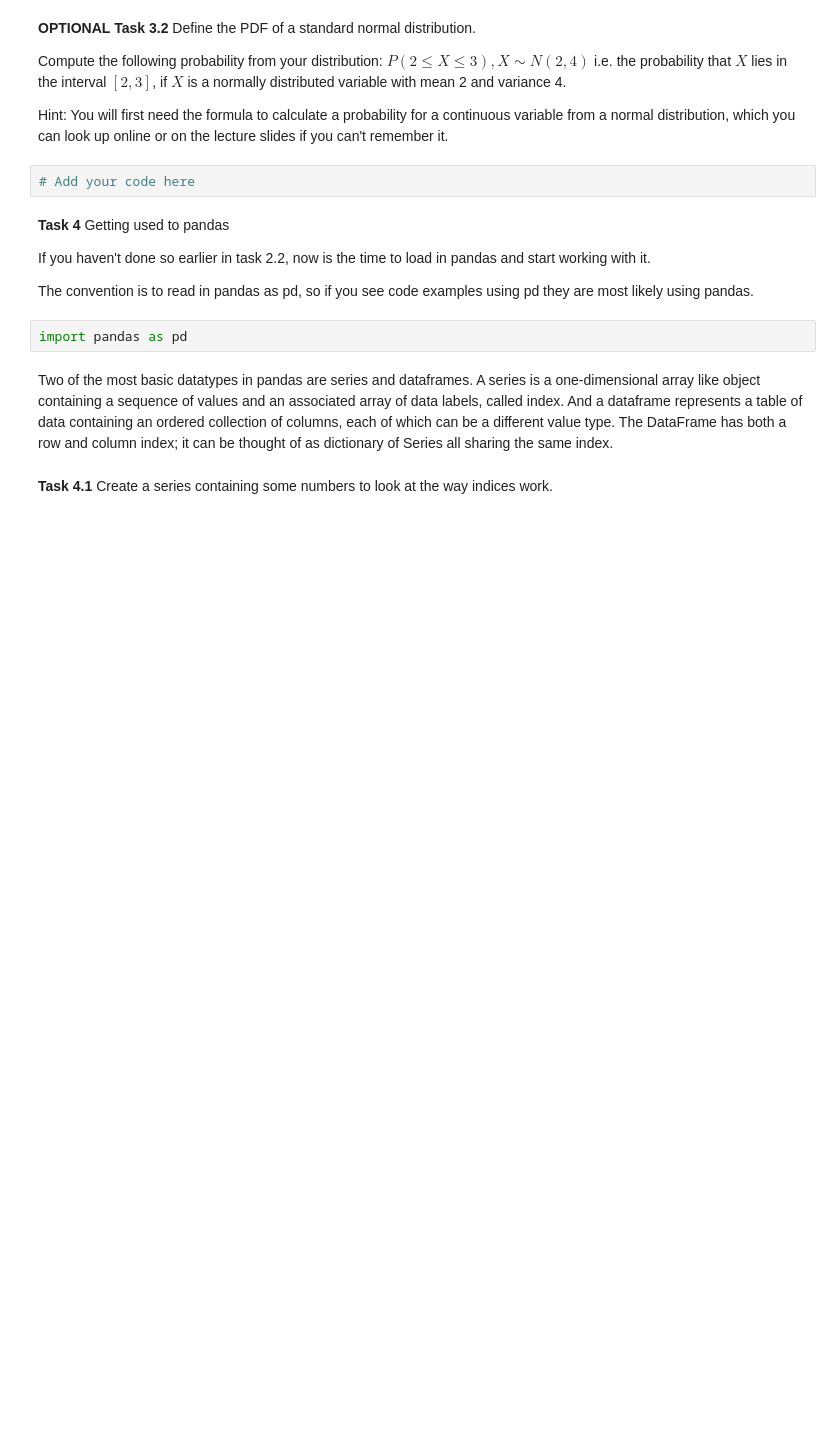
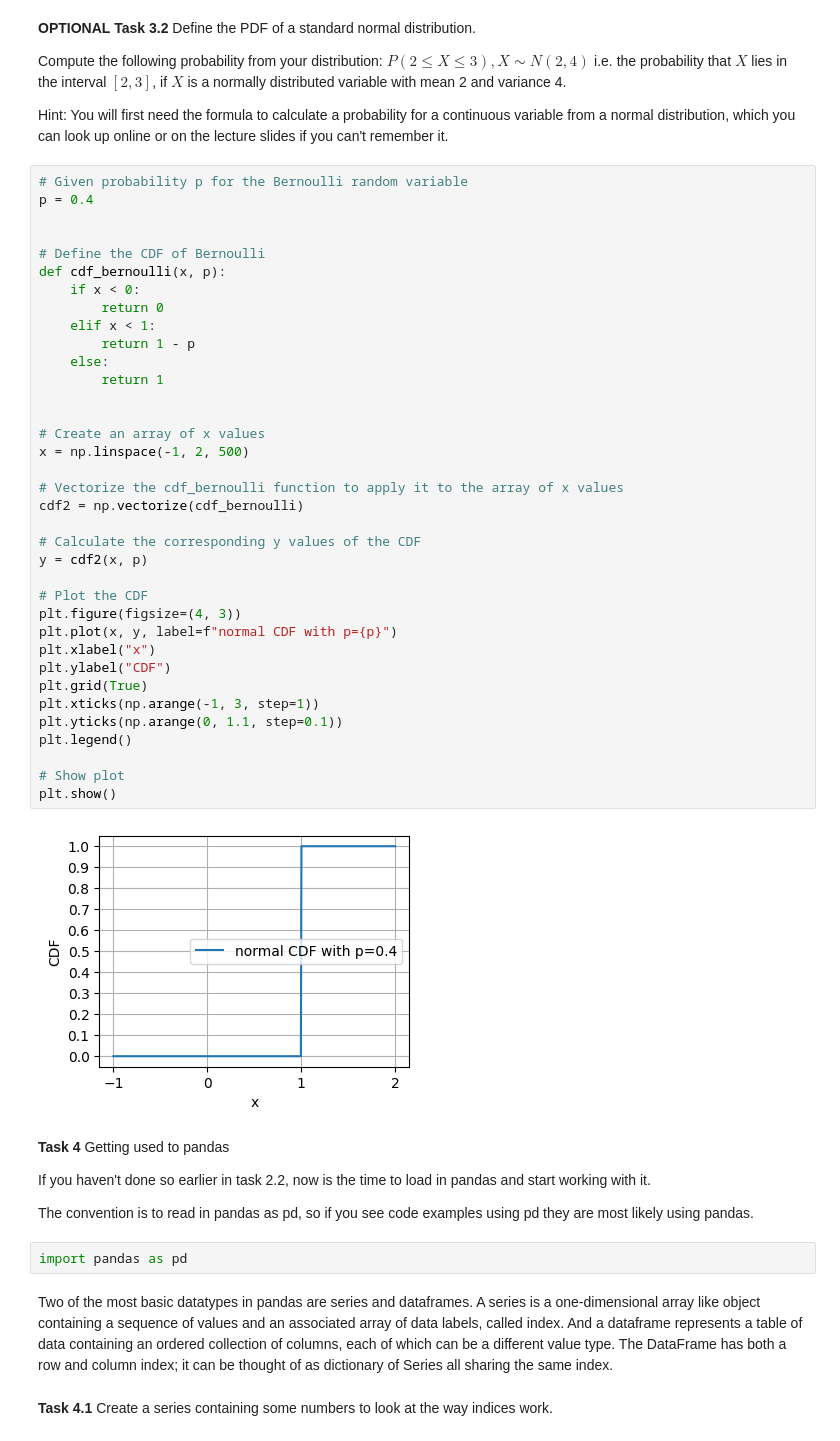
Before and after one commit to REDhawC/EDI_BUSANA, a Jupyter notebook: Principle/coding_problems/PODA_Week1.ipynb, the cells around one changed output. Saved outputs shown, nothing was run; the diff lists cells and outputs as text; blank space fills up the shorter version.

```diff
--- a/Principle/coding_problems/PODA_Week1.ipynb
+++ b/Principle/coding_problems/PODA_Week1.ipynb
@@ -110,7 +183,43 @@ Compute the following probability from your distribution: $P(2\leq X \leq 3), X
 
 Hint: You will first need the formula to calculate a probability for a continuous variable from a normal distribution, which you can look up online or on the lecture slides if you can't remember it.
 # %%
-# Add your code here
+# Given probability p for the Bernoulli random variable
+p = 0.4
+
+
+# Define the CDF of Bernoulli
+def cdf_bernoulli(x, p):
+    if x < 0:
+        return 0
+    elif x < 1:
+        return 1 - p
+    else:
+        return 1
+
+
+# Create an array of x values
+x = np.linspace(-1, 2, 500)
+
+# Vectorize the cdf_bernoulli function to apply it to the array of x values
+cdf2 = np.vectorize(cdf_bernoulli)
+
+# Calculate the corresponding y values of the CDF
+y = cdf2(x, p)
+
+# Plot the CDF
+plt.figure(figsize=(4, 3))
+plt.plot(x, y, label=f"normal CDF with p={p}")
+plt.xlabel("x")
+plt.ylabel("CDF")
+plt.grid(True)
+plt.xticks(np.arange(-1, 3, step=1))
+plt.yticks(np.arange(0, 1.1, step=0.1))
+plt.legend()
+
+# Show plot
+plt.show()
+# %% [output]
+[figure, added]
 # %% [markdown]
 **Task 4** Getting used to pandas
 
```
Also changed, not shown: parts of 5 cells of this notebook.
